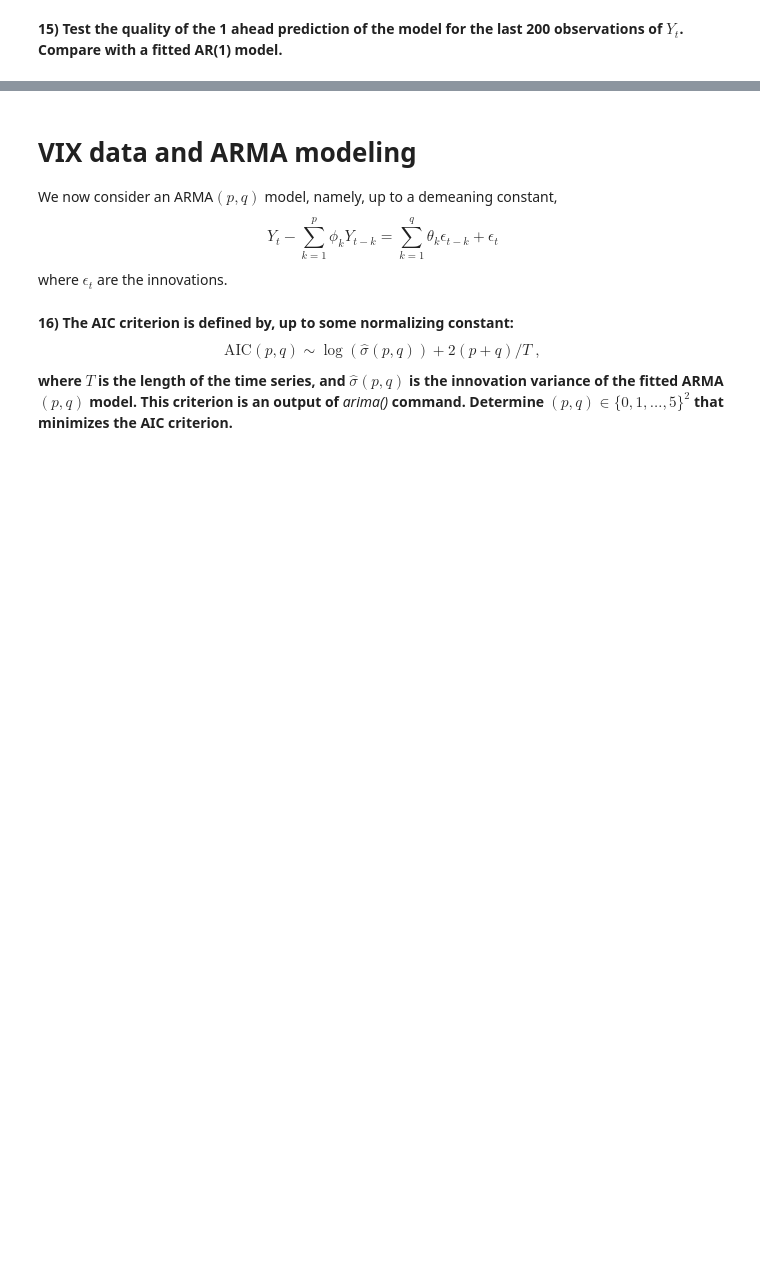
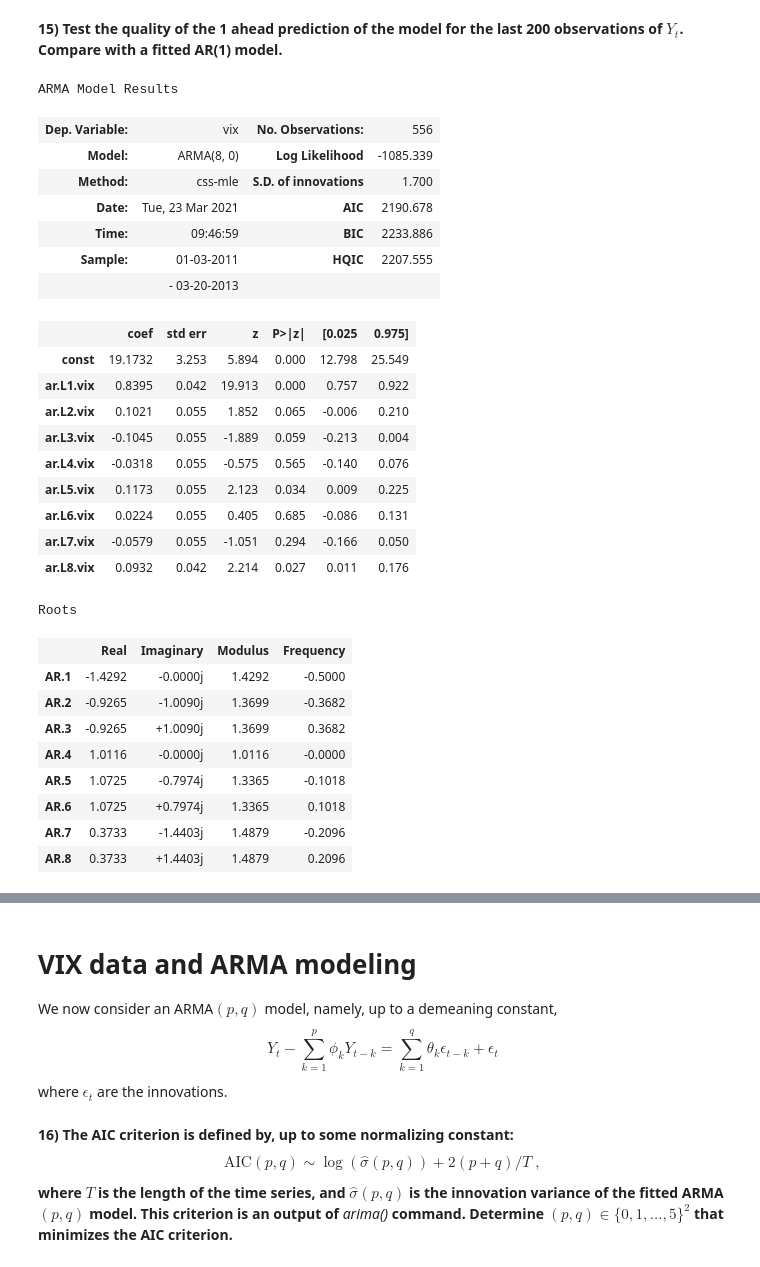
Before and after one commit to SushiFou/Time-Series---Financial-Data-, a Jupyter notebook: TP1_Time_Series_Kervella.ipynb, the cells around one changed output, grey strips where cells are left out. Saved outputs shown, nothing was run; the diff lists cells and outputs as text; code cells hidden in the pictures; blank space fills up the shorter version.

```diff
--- a/TP1_Time_Series_Kervella.ipynb
+++ b/TP1_Time_Series_Kervella.ipynb
@@ -900,0 +912,2 @@ model_arima = model()
+# %%
+model_ar_2 = ARIMA(df_3['vix'][:-200], order=(8,0,0))
@@ -900,0 +916,32 @@ model_arima = model()
+# %%
+res_ar_2 = model_ar_2.fit()
+res_ar_2.summary()
+# %% [output]
+ARMA Model Results
+| Dep. Variable: | vix | No. Observations: | 556 |
+| Model: | ARMA(8, 0) | Log Likelihood | -1085.339 |
+| Method: | css-mle | S.D. of innovations | 1.700 |
+| Date: | Tue, 23 Mar 2021 | AIC | 2190.678 |
+| Time: | 09:46:59 | BIC | 2233.886 |
+| Sample: | 01-03-2011 | HQIC | 2207.555 |
+|  | - 03-20-2013 |  |  |
+|  | coef | std err | z | P>|z| | [0.025 | 0.975] |
+| const | 19.1732 | 3.253 | 5.894 | 0.000 | 12.798 | 25.549 |
+| ar.L1.vix | 0.8395 | 0.042 | 19.913 | 0.000 | 0.757 | 0.922 |
+| ar.L2.vix | 0.1021 | 0.055 | 1.852 | 0.065 | -0.006 | 0.210 |
+| ar.L3.vix | -0.1045 | 0.055 | -1.889 | 0.059 | -0.213 | 0.004 |
+| ar.L4.vix | -0.0318 | 0.055 | -0.575 | 0.565 | -0.140 | 0.076 |
+| ar.L5.vix | 0.1173 | 0.055 | 2.123 | 0.034 | 0.009 | 0.225 |
+| ar.L6.vix | 0.0224 | 0.055 | 0.405 | 0.685 | -0.086 | 0.131 |
+| ar.L7.vix | -0.0579 | 0.055 | -1.051 | 0.294 | -0.166 | 0.050 |
+| ar.L8.vix | 0.0932 | 0.042 | 2.214 | 0.027 | 0.011 | 0.176 |
+Roots
+|  | Real | Imaginary | Modulus | Frequency |
+| AR.1 | -1.4292 | -0.0000j | 1.4292 | -0.5000 |
+| AR.2 | -0.9265 | -1.0090j | 1.3699 | -0.3682 |
+| AR.3 | -0.9265 | +1.0090j | 1.3699 | 0.3682 |
+| AR.4 | 1.0116 | -0.0000j | 1.0116 | -0.0000 |
+| AR.5 | 1.0725 | -0.7974j | 1.3365 | -0.1018 |
+| AR.6 | 1.0725 | +0.7974j | 1.3365 | 0.1018 |
+| AR.7 | 0.3733 | -1.4403j | 1.4879 | -0.2096 |
+| AR.8 | 0.3733 | +1.4403j | 1.4879 | 0.2096 |
```
Also changed, not shown: parts of 25 cells of this notebook.
